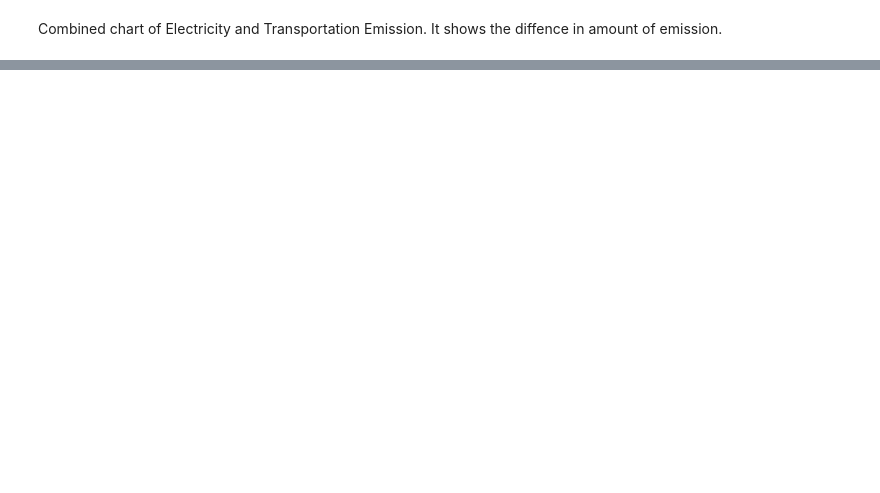
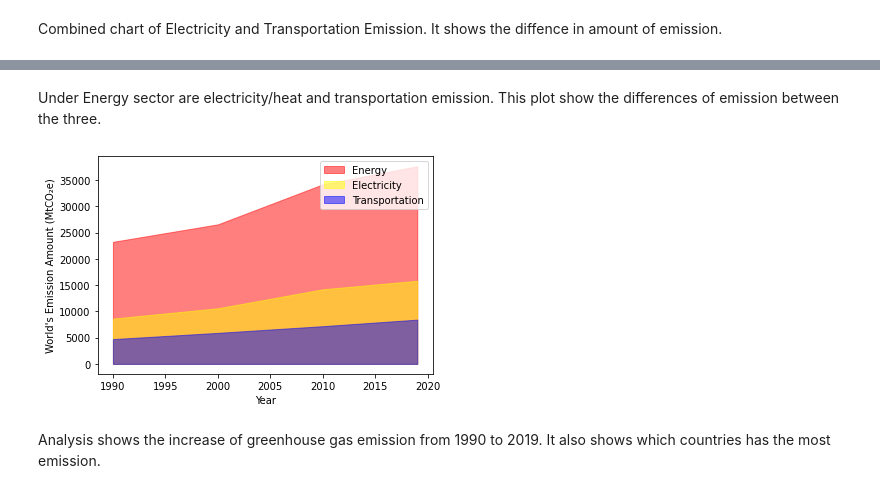
Before and after one commit to KJLumalang/ITBA-3206_Planeteers, a Jupyter notebook: ITBA_3206_Planeteers.ipynb, the cells around one changed output, grey strips where cells are left out. Drawn from its saved outputs; the diff is of its cells as text; code cells hidden in the pictures; blank space fills up the shorter version.

```diff
--- a/ITBA_3206_Planeteers.ipynb
+++ b/ITBA_3206_Planeteers.ipynb
@@ -412,0 +420,30 @@ plt.show()
+# %% [markdown]
+Under Energy sector are electricity/heat and transportation emission. This plot show the differences of emission between the three.
+# %%
+year = [1990, 2000,2010, 2019]
+
+electricity =[8628, 10597, 14211,15834]
+
+transpo =[4726, 5914, 7189,8435]
+
+
+energy =[23244, 26576, 34194,37636]
+
+plt.fill_between(year, energy, color="red",
+                 alpha=0.5, label='Energy')
+
+plt.fill_between(year, electricity, color="yellow",
+                 alpha=0.5, label='Electricity')
+plt.fill_between(year, transpo, color="blue",
+                 alpha=0.5, label='Transportation')
+
+
+plt.xlabel("Year")
+plt.ylabel("World's Emission Amount (MtCO₂e)")
+
+plt.legend()
+plt.show()
+# %% [output]
+[figure, added]
+# %% [markdown]
+Analysis shows the increase of greenhouse gas emission from 1990 to 2019. It also shows which countries has the most emission.
```
Also changed, not shown: parts of 5 cells of this notebook.
